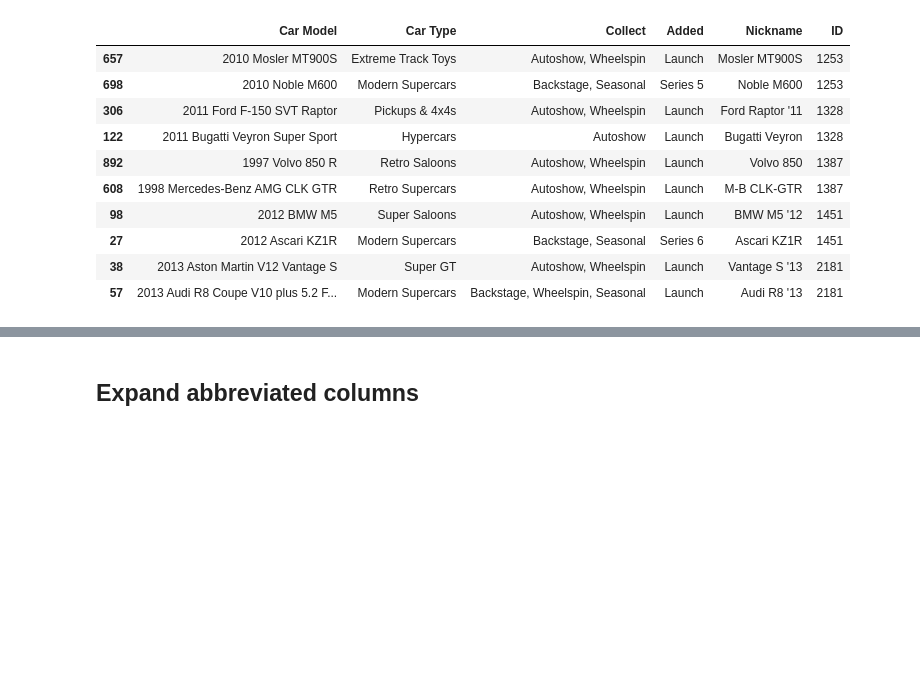
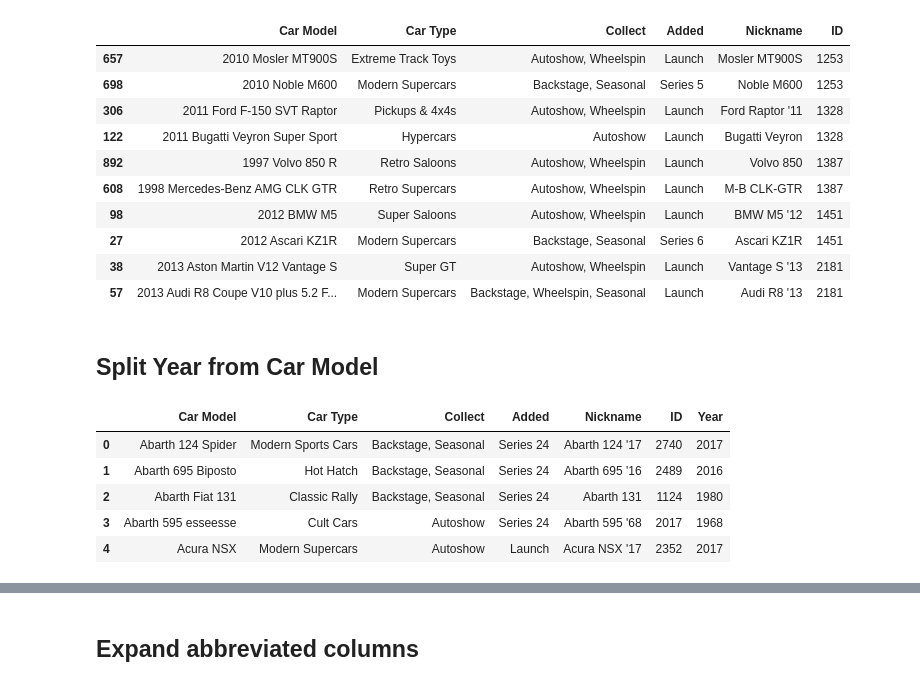
Before and after one commit to iaspidem/fh-cars-list, a Jupyter notebook: fh5-process-ext.ipynb, the cells around one changed output, grey strips where cells are left out. Cells and saved outputs as stored; diff of their text form; code cells hidden in the pictures; blank space fills up the shorter version.

```diff
--- a/fh5-process-ext.ipynb
+++ b/fh5-process-ext.ipynb
@@ -86,3 +88,15 @@ display(df_filter)
 | 27 | 2012 Ascari KZ1R | Modern Supercars | Backstage, Seasonal | Series 6 | Ascari KZ1R | 1451 |
 | 38 | 2013 Aston Martin V12 Vantage S | Super GT | Autoshow, Wheelspin | Launch | Vantage S '13 | 2181 |
 | 57 | 2013 Audi R8 Coupe V10 plus 5.2 F... | Modern Supercars | Backstage, Wheelspin, Seasonal | Launch | Audi R8 '13 | 2181 |
+# %% [markdown]
+## Split Year from Car Model
+# %%
+df[["Year", "Car Model"]] = df["Car Model"].str.extract(r'^(\d{4})(.*)$')
+df.head()
+# %% [output]
+|  | Car Model | Car Type | Collect | Added | Nickname | ID | Year |
+| 0 | Abarth 124 Spider | Modern Sports Cars | Backstage, Seasonal | Series 24 | Abarth 124 '17 | 2740 | 2017 |
+| 1 | Abarth 695 Biposto | Hot Hatch | Backstage, Seasonal | Series 24 | Abarth 695 '16 | 2489 | 2016 |
+| 2 | Abarth Fiat 131 | Classic Rally | Backstage, Seasonal | Series 24 | Abarth 131 | 1124 | 1980 |
+| 3 | Abarth 595 esseesse | Cult Cars | Autoshow | Series 24 | Abarth 595 '68 | 2017 | 1968 |
+| 4 | Acura NSX | Modern Supercars | Autoshow | Launch | Acura NSX '17 | 2352 | 2017 |
```
Also changed, not shown: parts of 15 cells of this notebook.
